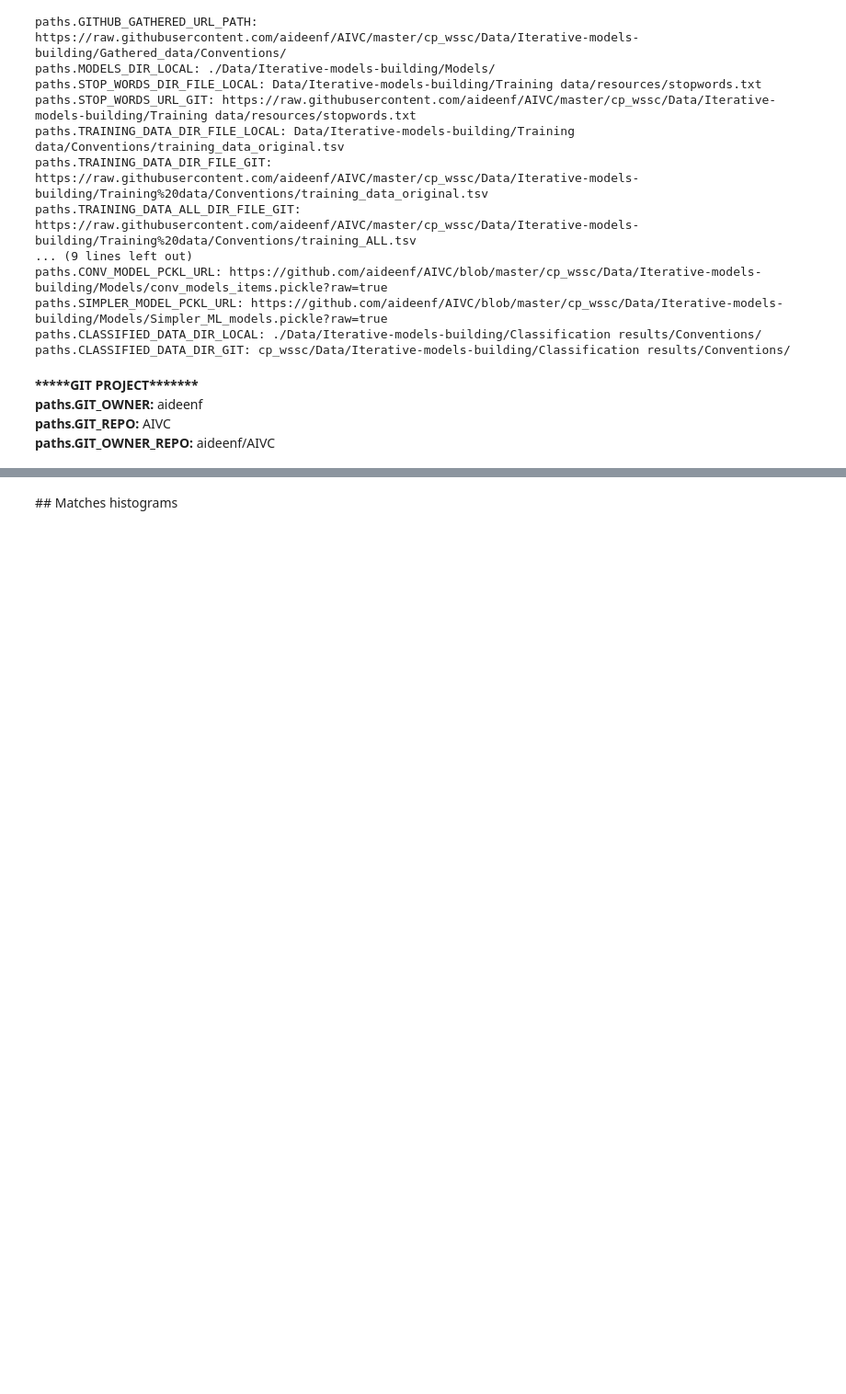
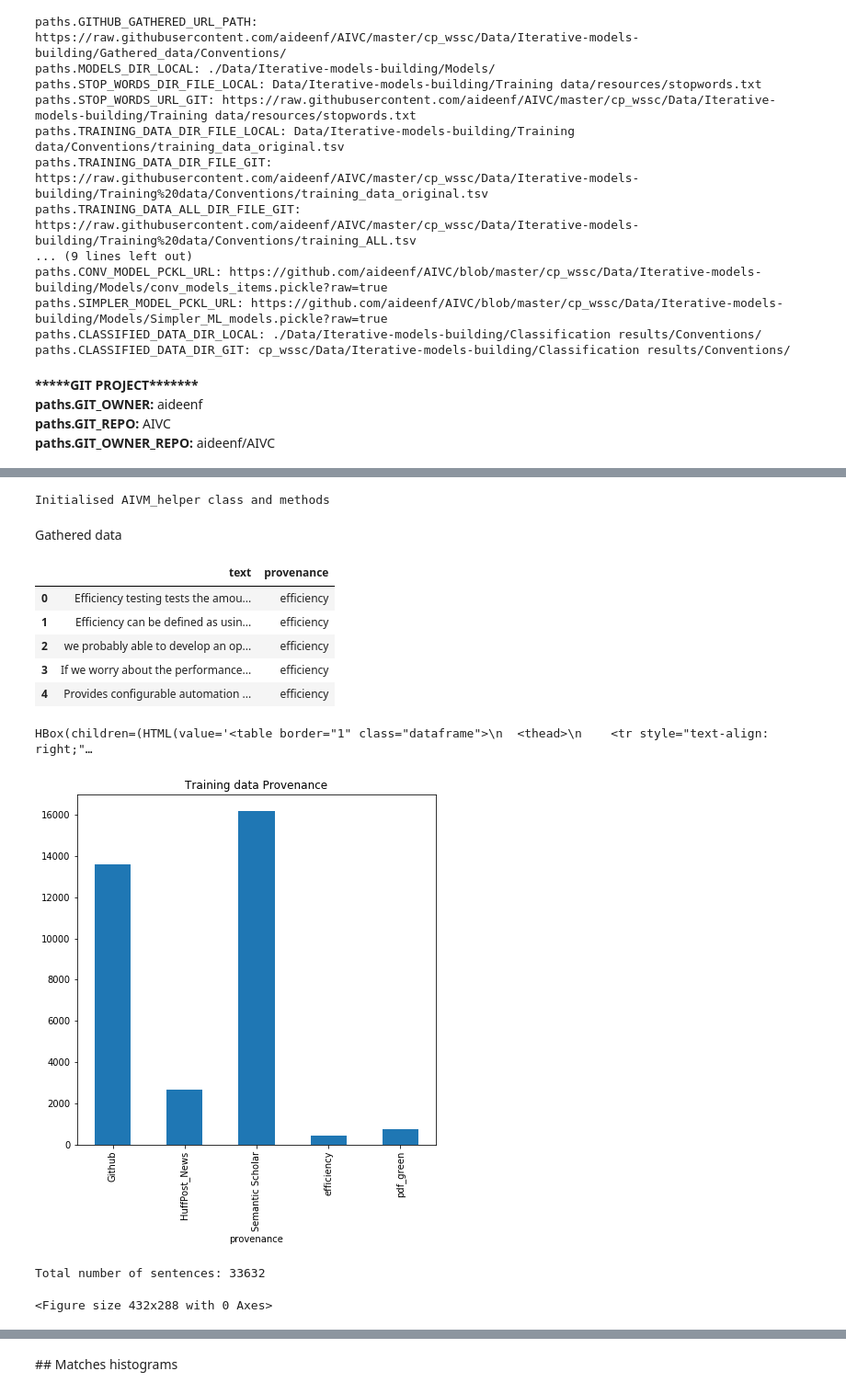
Before and after one commit to aideenf/AIVC, a Jupyter notebook: cp_wssc/Paper experiments.ipynb, the cells around one changed output, grey strips where cells are left out. Shown at 92% size. Drawn from its saved outputs; the diff is of its cells as text; code cells hidden in the pictures; blank space fills up the shorter version.

```diff
--- a/cp_wssc/Paper experiments.ipynb
+++ b/cp_wssc/Paper experiments.ipynb
@@ -1154,0 +137,40 @@ array([[ 23.,  15.,  18.,   4.,  13.,  12.,  14.,   0.],
+# %%
+#Note this method already processes the gathered data and reads either from local or directly from git.
+gathered_conventions_files, gathered_conventions_df = model_helpers.get_aggregated_gathered_data (
+                            USE_GIT_HUB,
+                            paths.GATHERED_DATA_CONV_DIR_GIT,
+                            paths.GATHERED_DATA_CONV_DIR_LOCAL,
+                            paths.GITHUB_GATHERED_URL_PATH,
+                            paths.GIT_OWNER,
+                            paths.GIT_REPO)
+
+def display_gathered_data(gathered_conventions_df):
+    gathered_conventions_df['text'] = gathered_conventions_df['text'].str.strip()
+    gathered_conventions_df['text'] = gathered_conventions_df['text'].apply(aivm_helper.pre_process_sentence)
+    display(HTML("Gathered data"))
+    display (gathered_conventions_df.head(5))
+    count = widgets.HTML(value=pd.DataFrame(gathered_conventions_df.groupby('provenance')['text'].count() ).to_html())
+    display (widgets.HBox([count]))
+
+    fig = plt.figure(figsize=(8,8))
+    gathered_conventions_df.groupby('provenance')['text'].count().plot(kind='bar', figsize=(7,7), title ="Training data Provenance")
+    plt.show()
+    _ = plt.close(fig)
+    _ = plt.clf()
+    count = 0
+    print ("Total number of sentences:",gathered_conventions_df.shape[0] )
+
+display_gathered_data(gathered_conventions_df)
+# %% [output]
+Initialised AIVM_helper class and methods
+Gathered data
+|  | text | provenance |
+| 0 | Efficiency testing tests the amou... | efficiency |
+| 1 | Efficiency can be defined as usin... | efficiency |
+| 2 | we probably able to develop an op... | efficiency |
+| 3 | If we worry about the performance... | efficiency |
+| 4 | Provides configurable automation ... | efficiency |
+HBox(children=(HTML(value='<table border="1" class="dataframe">\n  <thead>\n    <tr style="text-align: right;"…
+[figure, added]
+Total number of sentences: 33632
+<Figure size 432x288 with 0 Axes>
```
Also changed, not shown: parts of 88 cells of this notebook, 1 other file.
